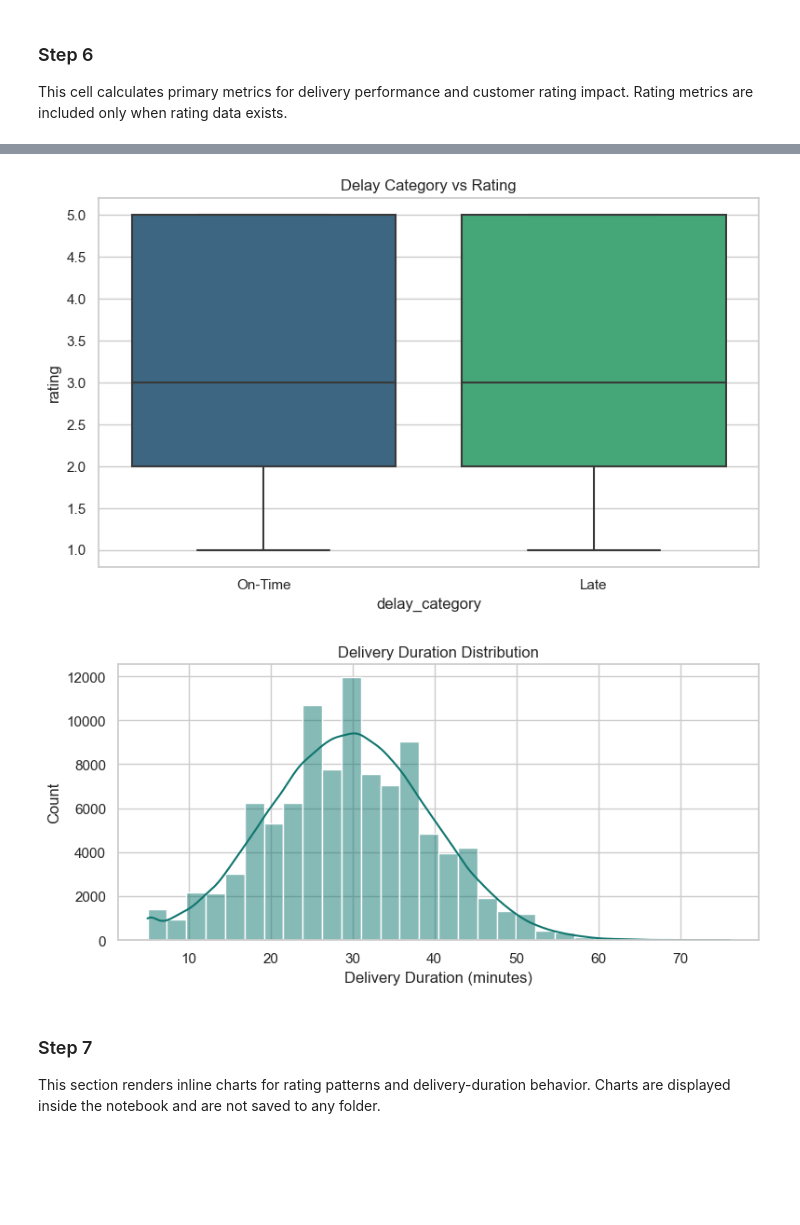
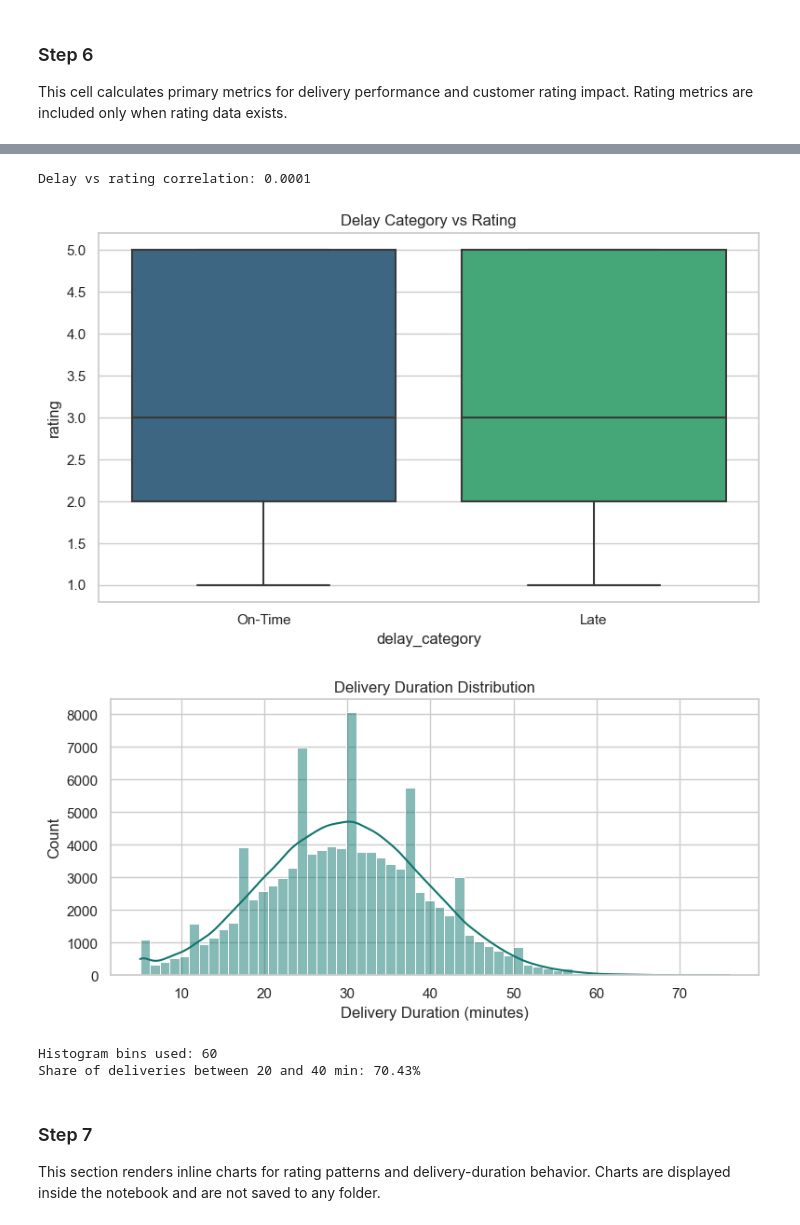
Before and after one commit to bikram73/Food_Delivery_Delay_and_Rating_Analysis, a Jupyter notebook: food_delivery_analysis.ipynb, the cells around one changed output, grey strips where cells are left out. Cells and saved outputs as stored; diff of their text form; code cells hidden in the pictures; blank space fills up the shorter version.

```diff
--- a/food_delivery_analysis.ipynb
+++ b/food_delivery_analysis.ipynb
@@ -188,7 +224,7 @@ summary
 ### Step 6
 This cell calculates primary metrics for delivery performance and customer rating impact. Rating metrics are included only when rating data exists.
 # %%
-# Step 7: Visualizations are rendered inline only. No files are saved.
+# Step 7: Visualizations rendered inline only.
 if "rating" in cleaned.columns and cleaned["rating"].notna().any():
     # Chart 1: rating frequency distribution.
     plt.figure(figsize=(8, 4))
@@ -201,9 +237,21 @@ if "rating" in cleaned.columns and cleaned["rating"].notna().any():
     sample = cleaned.sample(min(len(cleaned), 5000), random_state=42)
     plt.figure(figsize=(10, 5))
     sns.scatterplot(data=sample, x="delivery_duration_min", y="rating", hue="delay_category", alpha=0.5)
+    sns.regplot(
+        data=sample,
+        x="delivery_duration_min",
+        y="rating",
+        scatter=False,
+        color="black",
+        line_kws={"linewidth": 1.5, "alpha": 0.7},
+    )
     plt.title("Delivery Duration vs Rating")
     plt.tight_layout()
     plt.show()
+
+    # Quick pattern check: correlation is often small but direction should usually be negative.
+    corr_delay_rating = float(cleaned[["delivery_duration_min", "rating"]].corr().iloc[0, 1])
+    print(f"Delay vs rating correlation: {corr_delay_rating:.4f}")
 
     # Chart 3: rating spread by delay category.
     plt.figure(figsize=(8, 5))
@@ -214,12 +262,18 @@ if "rating" in cleaned.columns and cleaned["rating"].notna().any():
 else:
     print("Rating column is missing or empty. Rating-based visualizations are skipped.")
 
-# Chart 4: overall delivery duration distribution.
+# Chart 4: overall delivery duration distribution with dynamic bins.
+duration_values = cleaned["delivery_duration_min"].dropna()
+dynamic_bins = int(np.clip(len(np.histogram_bin_edges(duration_values, bins="auto")) - 1, 10, 60)) if not duration_values.empty else 30
+
 plt.figure(figsize=(8, 4))
-sns.histplot(cleaned["delivery_duration_min"], bins=30, kde=True, color="#0f766e")
+sns.histplot(duration_values, bins=dynamic_bins, kde=True, color="#0f766e")
 plt.title("Delivery Duration Distribution")
 plt.xlabel("Delivery Duration (minutes)")
 plt.tight_layout()
 plt.show()
+
+print(f"Histogram bins used: {dynamic_bins}")
+print(f"Share of deliveries between 20 and 40 min: {cleaned['delivery_duration_min'].between(20, 40).mean() * 100:.2f}%")
 # %% [output]
 [figure]
@@ -227,5 +281,8 @@ plt.show()
+Delay vs rating correlation: 0.0001
 [figure]
-[figure, old version]
+[figure, new version]
+Histogram bins used: 60
+Share of deliveries between 20 and 40 min: 70.43%
 # %% [markdown]
 ### Step 7
 This section renders inline charts for rating patterns and delivery-duration behavior. Charts are displayed inside the notebook and are not saved to any folder.
```
Also changed, not shown: parts of 4 cells of this notebook, 8 other files.
